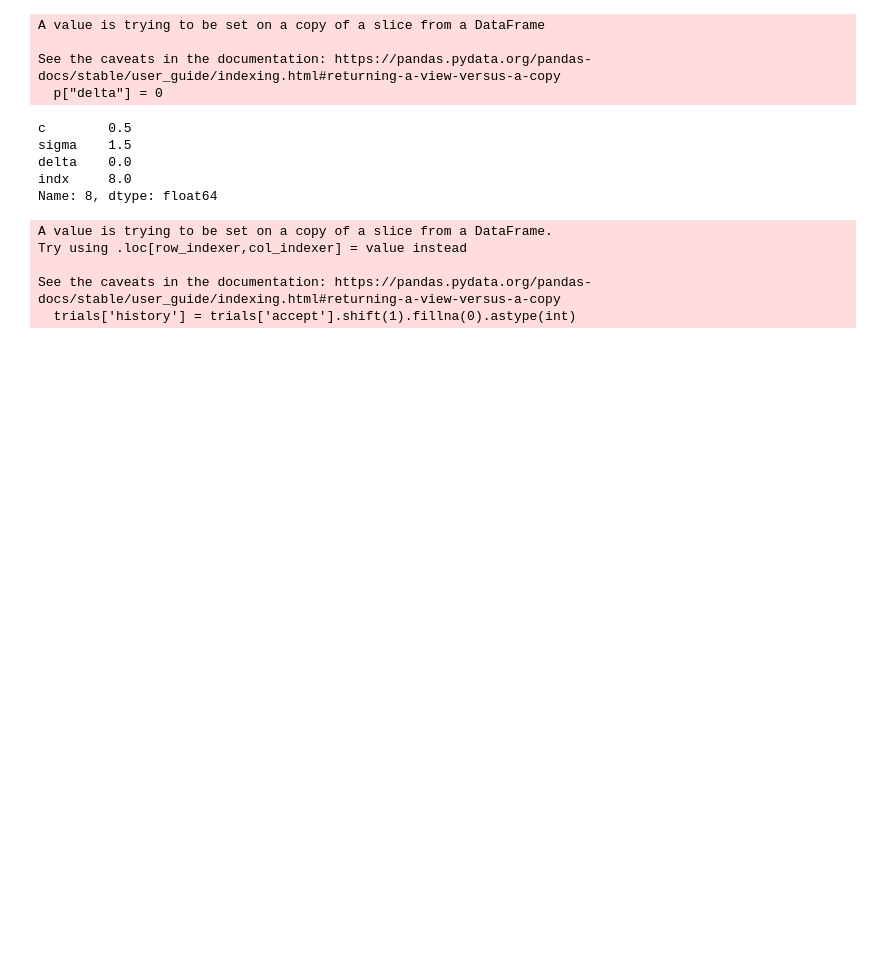
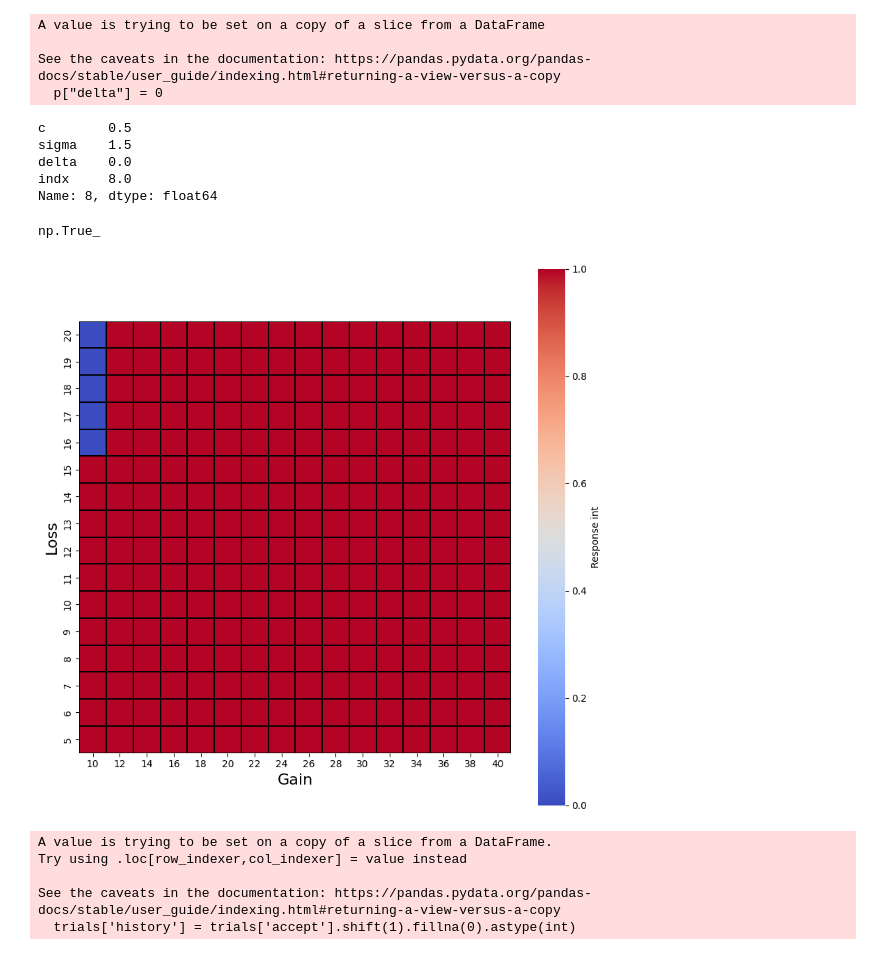
Before and after one commit to GusStgoReyes/riskyneuroarousal, a Jupyter notebook: notebooks/new/2-simulation_recovery.ipynb, the cells around one changed output. Cells and saved outputs as stored; diff of their text form; code cells hidden in the pictures; blank space fills up the shorter version.

Commit message:
simulations for each model incorporate

```diff
--- a/notebooks/new/2-simulation_recovery.ipynb
+++ b/notebooks/new/2-simulation_recovery.ipynb
@@ -78,6 +78,6 @@ delta    0.0
 indx     8.0
 Name: 8, dtype: float64
 # %%
-gains = np.arange(5, 21, 1)
+gains = np.arange(10, 41, 2)
 losses = np.arange(5, 21, 1)
-trials_equalRange = get_trials(gains, losses, repetitions = 1)
+trials = get_trials(gains, losses, repetitions = 1)
@@ -84,3 +92,34 @@ trials_equalRange = get_trials(gains, losses, repetitions = 1)
+# %%
+curr_params = {
+    "alpha": 0.7,
+    "lambd": 0.8,
+    "c": -1,
+    "sigma": 0.5,
+    "a_1": 3,
+    "a_2": -3,
+    "delta": -1.5,
+}
+
+trials = simulate_behavior(trials, curr_params, model = "CPT_binary")
+# %%
+trials["accept"].mean() > 0.9
+# %% [output]
+np.True_
+# %%
+plt.figure(figsize=(10, 10))
+hmap_data = trials.groupby(['loss', 'gain'])['response_int'].mean().unstack()
+# Reverse the order of gain
+hmap_data = hmap_data.iloc[::-1]
+sns.heatmap(hmap_data, cmap='coolwarm', cbar_kws={'label': 'Response int'}, square=True, linewidths=0.2, linecolor='black', cbar = True)
+plt.xlabel("Gain", fontsize=16)
+plt.ylabel("Loss", fontsize=16)
+# Increase font size of labels and ticks
+plt.xticks(fontsize=10)
+plt.yticks(fontsize=10)
+
+plt.show()
+# %% [output]
+[figure, added]
 # %%
 test_models = ["CPT_binary_history", "CPT_ordinal_history"]
 model_params = {model_name : {"param_names" : [],
```
Also changed, not shown: parts of 3 cells of this notebook, 3 other files.
